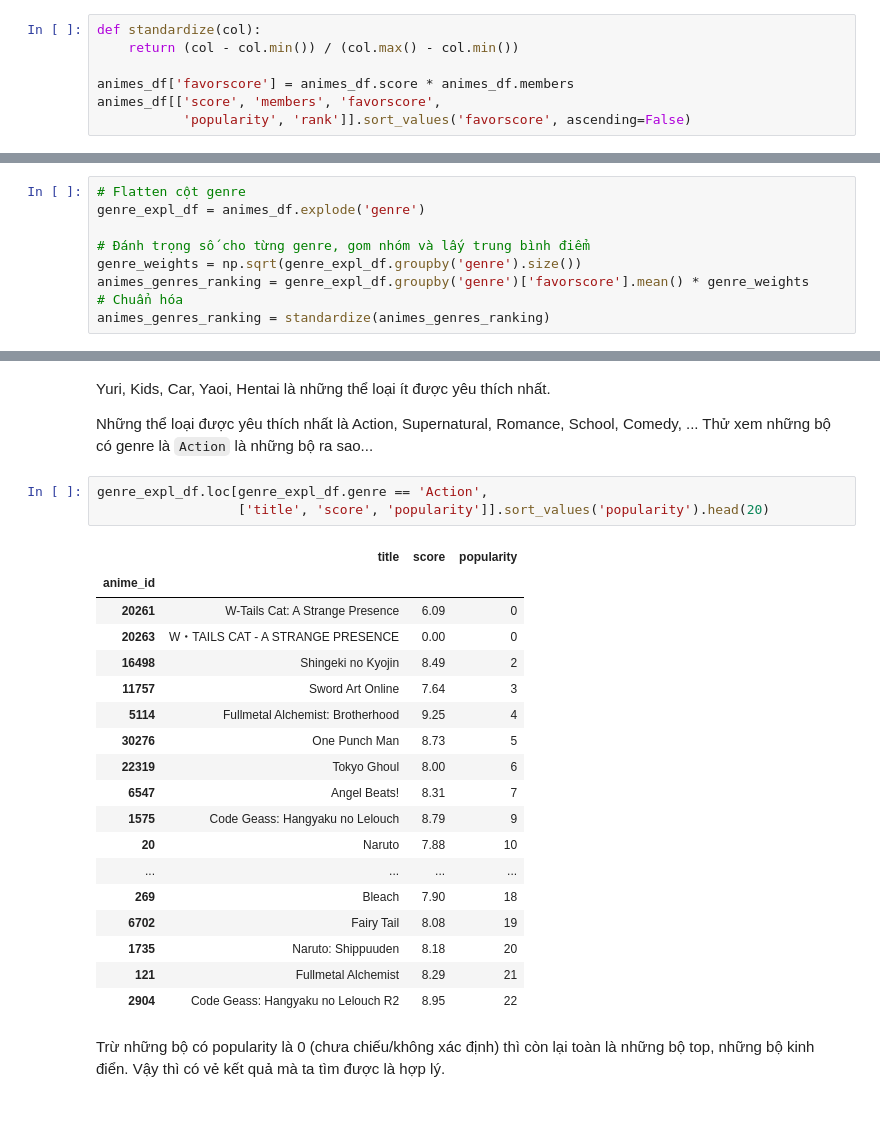
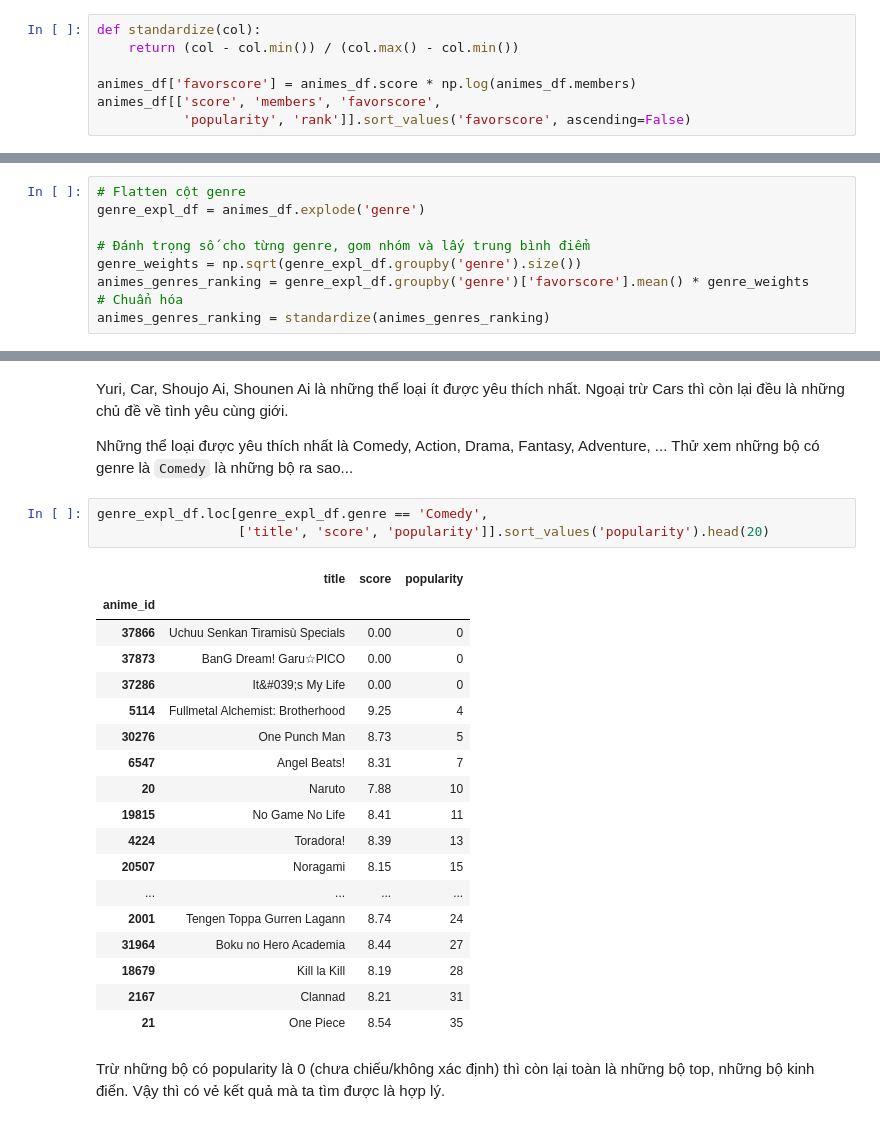
Before and after one commit to hungngocphat01/HCMUS-IntroDataSc-FinalProj, a Jupyter notebook: FINAL.ipynb, the cells around one changed output, grey strips where cells are left out. Drawn from its saved outputs; the diff is of its cells as text.

```diff
--- a/FINAL.ipynb
+++ b/FINAL.ipynb
@@ -677,7 +678,7 @@ Cá biệt: những bộ rất ít người xem lại có điểm cận 10. Đi
 def standardize(col):
     return (col - col.min()) / (col.max() - col.min())
 
-animes_df['favorscore'] = animes_df.score * animes_df.members
+animes_df['favorscore'] = animes_df.score * np.log(animes_df.members)
 animes_df[['score', 'members', 'favorscore',
            'popularity', 'rank']].sort_values('favorscore', ascending=False)
 # %% [output]
@@ -730,29 +731,29 @@ plt.legend()
 # %% [markdown]
-Yuri, Kids, Car, Yaoi, Hentai là những thể loại ít được yêu thích nhất.
+Yuri, Car, Shoujo Ai, Shounen Ai là những thể loại ít được yêu thích nhất. Ngoại trừ Cars thì còn lại đều là những chủ đề về tình yêu cùng giới.
 
-Những thể loại được yêu thích nhất là Action, Supernatural, Romance, School, Comedy, ... Thử xem những bộ có genre là `Action` là những bộ ra sao...
+Những thể loại được yêu thích nhất là Comedy, Action, Drama, Fantasy, Adventure, ... Thử xem những bộ có genre là `Comedy` là những bộ ra sao...
 # %%
-genre_expl_df.loc[genre_expl_df.genre == 'Action',
+genre_expl_df.loc[genre_expl_df.genre == 'Comedy',
                   ['title', 'score', 'popularity']].sort_values('popularity').head(20)
 # %% [output]
 |  | title | score | popularity |
 | anime_id |  |  |  |
-| 20261 | W-Tails Cat: A Strange Presence | 6.09 | 0 |
-| 20263 | W・TAILS CAT - A STRANGE PRESENCE | 0.00 | 0 |
-| 16498 | Shingeki no Kyojin | 8.49 | 2 |
-| 11757 | Sword Art Online | 7.64 | 3 |
+| 37866 | Uchuu Senkan Tiramisù Specials | 0.00 | 0 |
+| 37873 | BanG Dream! Garu☆PICO | 0.00 | 0 |
+| 37286 | It&#039;s My Life | 0.00 | 0 |
 | 5114 | Fullmetal Alchemist: Brotherhood | 9.25 | 4 |
 | 30276 | One Punch Man | 8.73 | 5 |
-| 22319 | Tokyo Ghoul | 8.00 | 6 |
 | 6547 | Angel Beats! | 8.31 | 7 |
-| 1575 | Code Geass: Hangyaku no Lelouch | 8.79 | 9 |
 | 20 | Naruto | 7.88 | 10 |
+| 19815 | No Game No Life | 8.41 | 11 |
+| 4224 | Toradora! | 8.39 | 13 |
+| 20507 | Noragami | 8.15 | 15 |
 | ... | ... | ... | ... |
-| 269 | Bleach | 7.90 | 18 |
-| 6702 | Fairy Tail | 8.08 | 19 |
-| 1735 | Naruto: Shippuuden | 8.18 | 20 |
-| 121 | Fullmetal Alchemist | 8.29 | 21 |
-| 2904 | Code Geass: Hangyaku no Lelouch R2 | 8.95 | 22 |
+| 2001 | Tengen Toppa Gurren Lagann | 8.74 | 24 |
+| 31964 | Boku no Hero Academia | 8.44 | 27 |
+| 18679 | Kill la Kill | 8.19 | 28 |
+| 2167 | Clannad | 8.21 | 31 |
+| 21 | One Piece | 8.54 | 35 |
 # %% [markdown]
 Trừ những bộ có popularity là 0 (chưa chiếu/không xác định) thì còn lại toàn là những bộ top, những bộ kinh điển. Vậy thì có vẻ kết quả mà ta tìm được là hợp lý.
 # %% [markdown]
```
Also changed, not shown: parts of 15 cells of this notebook.
